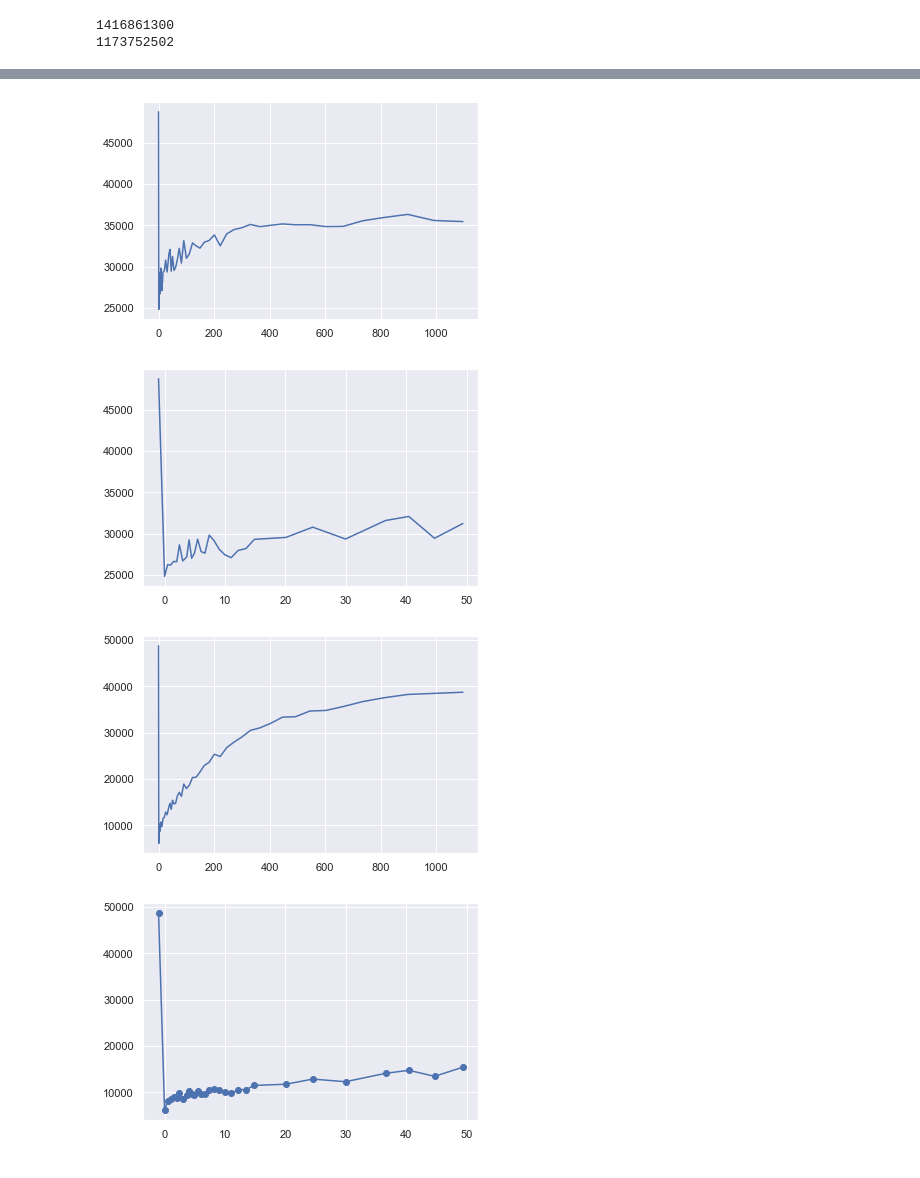
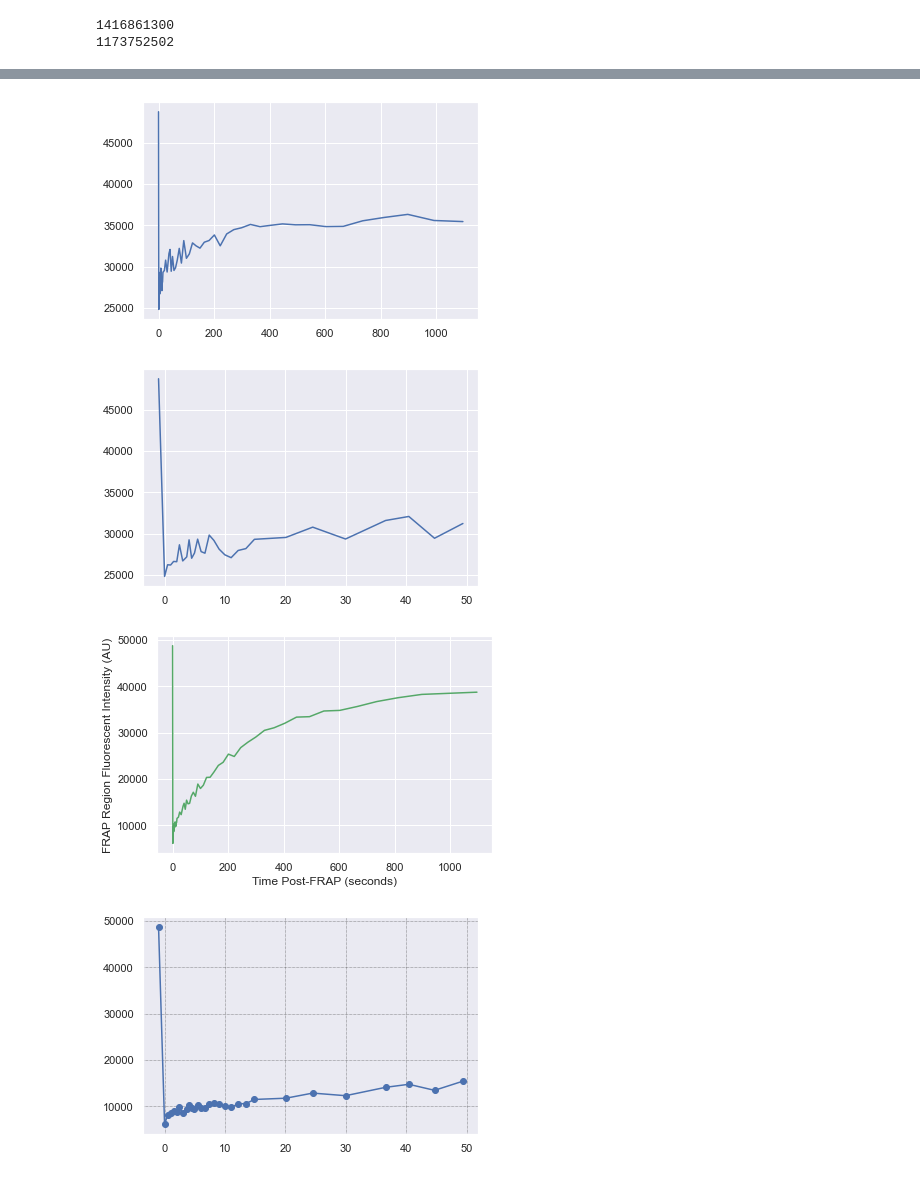
Before and after one commit to Colorado-State-University-Stasevich-Lab/frap_analysis, a Jupyter notebook: Spot_FRAP_Analyzer.ipynb, the cells around one changed output, grey strips where cells are left out. Saved outputs shown, nothing was run; the diff lists cells and outputs as text; code cells hidden in the pictures.

```diff
--- a/Spot_FRAP_Analyzer.ipynb
+++ b/Spot_FRAP_Analyzer.ipynb
@@ -498,36 +562,42 @@ def make_frap_curve(im, rate = 0.1, frap_frame_num=frap_frame_num, change_t_fram
 before_frap_spot = get_frap_region_intensity(vid[frap_frame_num-1,:,:])
 frap_curve,frap_times = make_frap_curve(vid)
 frap_times = np.concatenate(([-1],frap_times))
 frap_curve = np.concatenate(([before_frap_spot],frap_curve))
 #print(frap_curve)
 plt.plot(frap_times,frap_curve)
 plt.show()
 plt.plot(frap_times[:30],frap_curve[:30])
 plt.show()
 
 frap_curve,frap_times = make_frap_curve(vid, radius = 40)
 frap_times = np.concatenate(([-1],frap_times))
 frap_curve = np.concatenate(([before_frap_spot],frap_curve))
 plt.plot(frap_times,frap_curve)
 plt.show()
 plt.plot(frap_times[:30],frap_curve[:30])
 plt.show()
 
 frap_curve,frap_times = make_frap_curve(vid, radius = 15)
 frap_times = np.concatenate(([-1],frap_times))
 frap_curve = np.concatenate(([before_frap_spot],frap_curve))
-plt.plot(frap_times,frap_curve)
+mpl.rcParams['figure.facecolor'] = 'white'
+plt.plot(frap_times,frap_curve, '-g')
+plt.xlabel("Time Post-FRAP (seconds)")
+plt.ylabel("FRAP Region Fluorescent Intensity (AU)")
 plt.show()
+mpl.rcParams['grid.color'] = 'k'
+mpl.rcParams['grid.linestyle'] = ':'
+mpl.rcParams['grid.linewidth'] = 0.5
 plt.plot(frap_times[:30],frap_curve[:30], '-o')
 plt.show()
 #How to represent on graph if average of multiple points?
 # %% [output]
 [figure]
 [figure]
 [figure]
 [figure]
-[figure, old version]
+[figure, new version]
-[figure, old version]
+[figure, new version]
 # %%
 #Consider writing videos into objects to associate different properties such as regions, labeled images, binarized images, etc
 #Ask what method preferred to fill holes? Erosion, all inside radius, etc?
```
Also changed, not shown: parts of 5 cells of this notebook.
